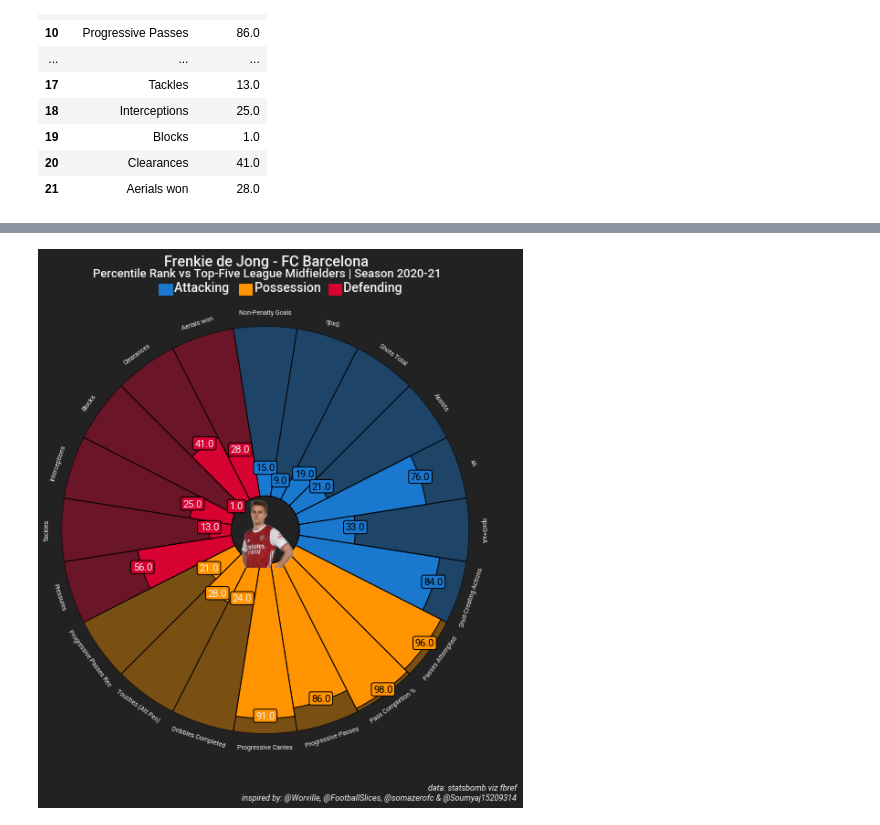
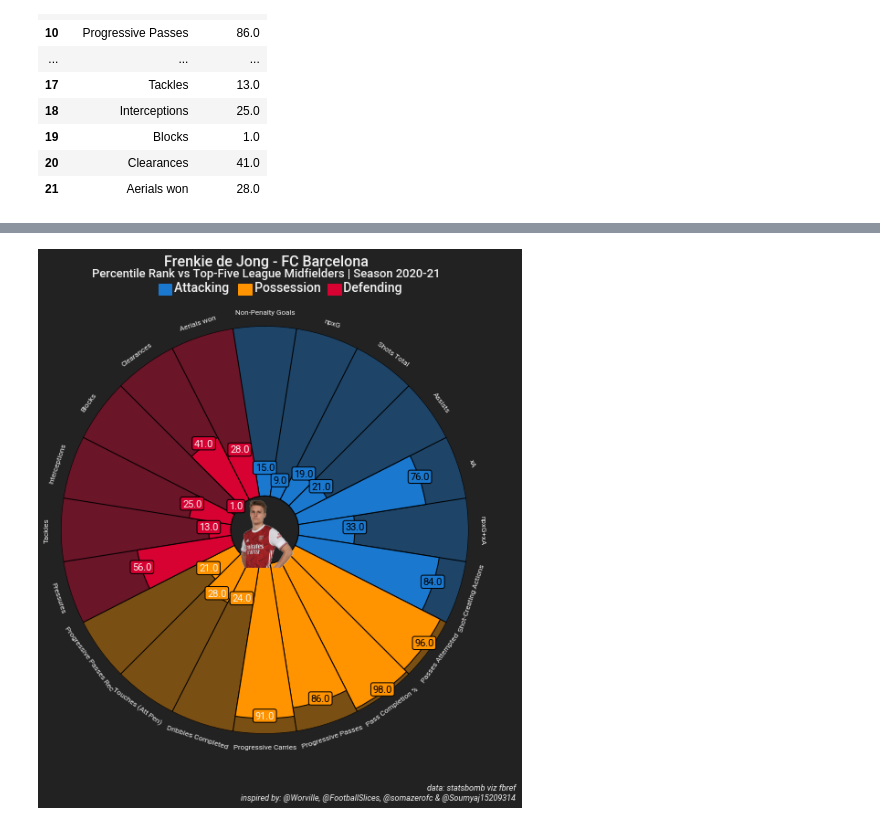
Before and after one commit to hoangphung21/soccer-analyst-1, a Jupyter notebook: Scouting/MartinOdergard/MartinOrdegardStats.ipynb, the cells around one changed output, grey strips where cells are left out. Saved outputs shown, nothing was run; the diff lists cells and outputs as text; code cells hidden in the pictures.

```diff
--- a/Scouting/MartinOdergard/MartinOrdegardStats.ipynb
+++ b/Scouting/MartinOdergard/MartinOrdegardStats.ipynb
@@ -170,7 +170,7 @@ fig, ax = baker.make_pizza(
         edgecolor="#000000", zorder=2, linewidth=1
     ),                               # values to be used when plotting slices
     kwargs_params=dict(
-        color="#F2F2F2", fontsize=7,
+        color="#F2F2F2", fontsize=8,
         fontproperties=font_normal.prop, va="center"
     ),                               # values to be used when adding parameter labels
     kwargs_values=dict(
@@ -209,33 +209,33 @@ fig.text(
 
 # add text
 fig.text(
     0.34, 0.93, "Attacking        Possession       Defending", size=14,
     fontproperties=font_bold.prop, color="#F2F2F2"
 )
 
 # add rectangles
 fig.patches.extend([
     plt.Rectangle(
         (0.31, 0.9225), 0.025, 0.021, fill=True, color="#1a78cf",
         transform=fig.transFigure, figure=fig
     ),
     plt.Rectangle(
         (0.462, 0.9225), 0.025, 0.021, fill=True, color="#ff9300",
         transform=fig.transFigure, figure=fig
     ),
     plt.Rectangle(
         (0.632, 0.9225), 0.025, 0.021, fill=True, color="#d70232",
         transform=fig.transFigure, figure=fig
     ),
 ])
 
 # add image
 ax_image = add_image(
     fdj_cropped, fig, left=0.4478, bottom=0.4315, width=0.13, height=0.127
 )   # these values might differ when you are plotting
 
 plt.show()
 # %% [output]
-[figure, old version]
+[figure, new version]
 # %%
 fig.savefig('martinordegard.png')
```
